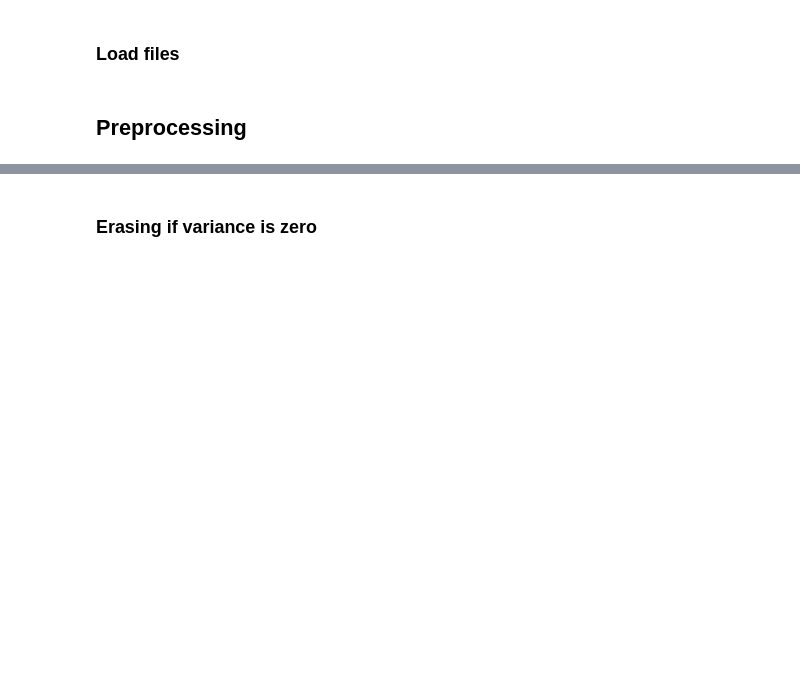
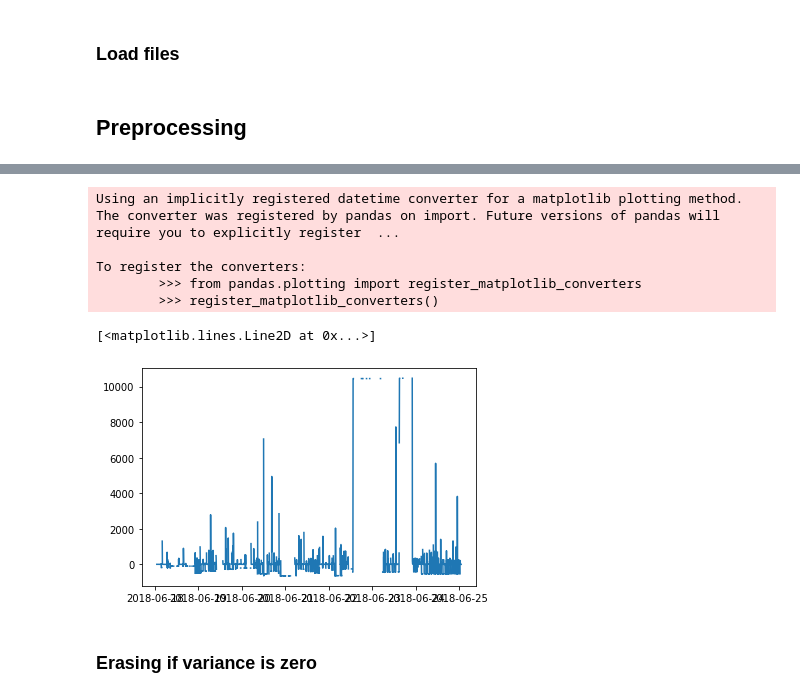
Before and after one commit to Emil207/Multivariate-anomaly-detection, a Jupyter notebook: Code/MAD/Sandvik.ipynb, the cells around one changed output, grey strips where cells are left out. Drawn from its saved outputs; the diff is of its cells as text; code cells hidden in the pictures; blank space fills up the shorter version.

```diff
--- a/Code/MAD/Sandvik.ipynb
+++ b/Code/MAD/Sandvik.ipynb
@@ -23,12 +35,11 @@ from sklearn.metrics import mean_absolute_error
 ### Load files
 # %%
 # arkiv_B
-path_arkivb = '/Users/Emil/Data/Exjobbsdata/Sandvik/Data/CSV_2018_B_Arkiv_Sekund'
-all_arkivb = glob.glob(os.path.join(path_arkivb, "B1_2018_V2*.TXT"))
+path_arkivb = '/Users/EmilAndersson/Data/Exjobbsdata/Sandvik/Data/CSV_2018_B_Arkiv_Sekund'
+all_arkivb = glob.glob(os.path.join(path_arkivb, "B1_2018_V25_*.TXT"))
 df_each_arkivb = (pd.read_csv(f, sep=';', header = None, encoding = 'unicode_escape') for f in all_arkivb)
-arkivb_df = pd.concat(df_each_arkivb, ignore_index = True)
-
-arkivb_df['Datetime'] = pd.to_datetime(arkivb_df[3] + ' ' + arkivb_df[4])
-arkivb_df = arkivb_df.drop([3, 4], axis = 1)
+arkivb_df_orig = pd.concat(df_each_arkivb, ignore_index = True)
+arkivb_df_orig['Datetime'] = pd.to_datetime(arkivb_df_orig[3] + ' ' + arkivb_df_orig[4])
+arkivb_df_orig = arkivb_df_orig.drop([3, 4], axis = 1)
 # %%
 # handelser (sep 17- jun 18)
@@ -59,3 +76,13 @@ arkivb_grouped_df.shape
+# %%
+plt.plot(arkivb_grouped_df['Tjockleksmätare 1 , avvikelse'])
+# %% [output]
+Using an implicitly registered datetime converter for a matplotlib plotting method. The converter was registered by pandas on import. Future versions of pandas will require you to explicitly register  ...
+
+To register the converters:
+        >>> from pandas.plotting import register_matplotlib_converters
+        >>> register_matplotlib_converters()
+[<matplotlib.lines.Line2D at 0x...>]
+[figure, added]
 # %% [markdown]
 ### Erasing if variance is zero
 # %%
```
Also changed, not shown: parts of 27 cells of this notebook, 50 other files.
